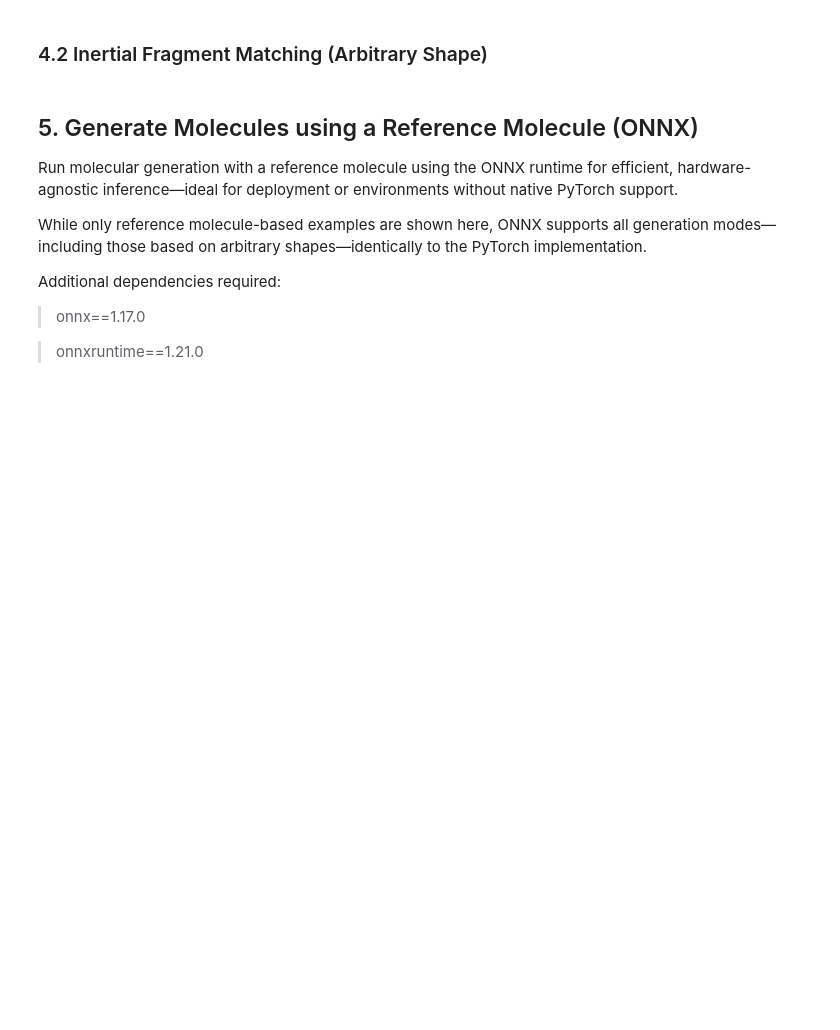
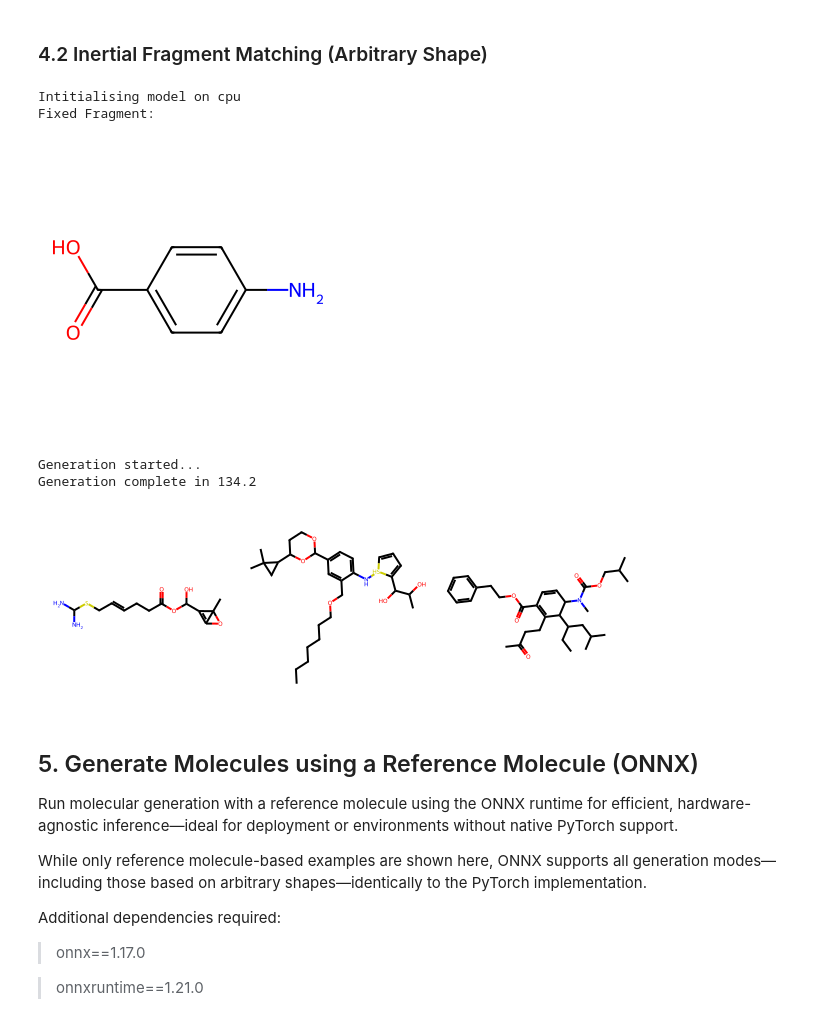
Before and after one commit to Membrizard/ml_conformer_generator, a Jupyter notebook: python_api_demo.ipynb, the cells around one changed output. Saved outputs shown, nothing was run; the diff lists cells and outputs as text; code cells hidden in the pictures; blank space fills up the shorter version.

```diff
--- a/python_api_demo.ipynb
+++ b/python_api_demo.ipynb
@@ -394,14 +399,12 @@ RDLogger.DisableLog('rdApp.*')
 
 if torch.cuda.is_available():
     device = torch.device("cuda:0")
-elif torch.backends.mps.is_available():
-    device = torch.device("mps:0")
 else:
     device = torch.device("cpu")
 
 print(f"Intitialising model on {device}")
 
-fixed_fragment = Chem.MolFromMolFile('./assets/demo_files/frag_yibfeu.mol')
+fixed_fragment = Chem.MolFromMolFile('./assets/demo_files/paba.mol')
 
 # Load example - CLK1 pocket as .stl file
 mymesh = trimesh.load('./assets/demo_files/6q8k_pocket.stl')
@@ -418,34 +421,41 @@ ref_context = torch.tensor(mymesh.principal_inertia_components, dtype=torch.floa
 generator = MLConformerGenerator(
                                  edm_weights="./edm_moi_chembl_15_39.pt",
                                  adj_mat_seer_weights="./adj_mat_seer_chembl_15_39.pt",
                                  device=device,
                                  diffusion_steps=100,
                                 )
 
 print("Fixed Fragment:")
 
 display(Draw.MolToImage(Chem.MolFromSmiles(Chem.MolToSmiles(fixed_fragment))))
 
 # Generate Samples
 print("Generation started...")
 start = time.time()
 samples = generator.generate_conformers(
                                         reference_context=ref_context,
                                         n_atoms=38,
                                         n_samples=10,
                                         variance=1,
-                                        resample_steps=2,
+                                        resample_steps=0,
                                         fixed_fragment=fixed_fragment,
                                         blend_power=3,
                                         inertial_fragment_matching=True,
                                        )
 
 print(f"Generation complete in {round(time.time() - start, 2)}")
 
 # Display results
 mols = [Chem.MolFromSmiles(Chem.MolToSmiles(x)) for x in samples]
 
 Draw.MolsToGridImage(mols)
+# %% [output]
+Intitialising model on cpu
+Fixed Fragment:
+[figure, added]
+Generation started...
+Generation complete in 134.2
+[figure, added]
 # %% [markdown]
 ## 5. Generate Molecules using a Reference Molecule (ONNX)
 
```
Also changed, not shown: parts of 6 cells of this notebook, 7 other files.
